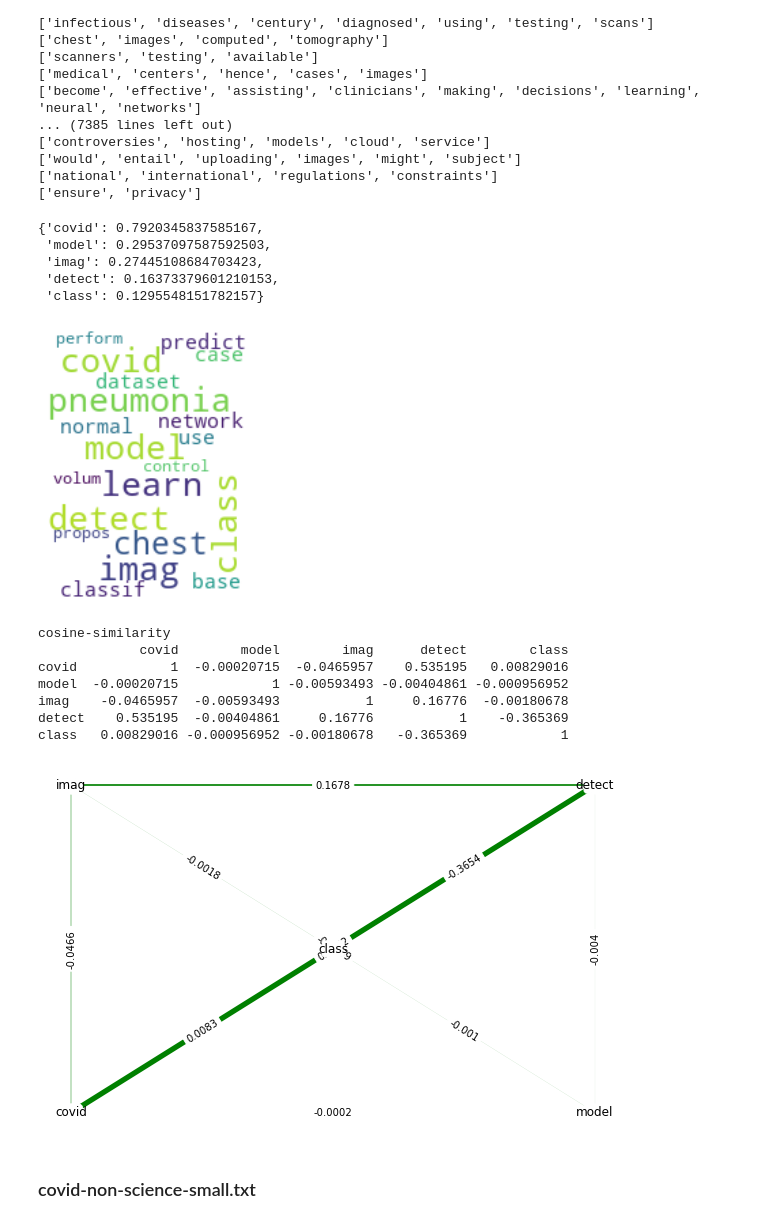
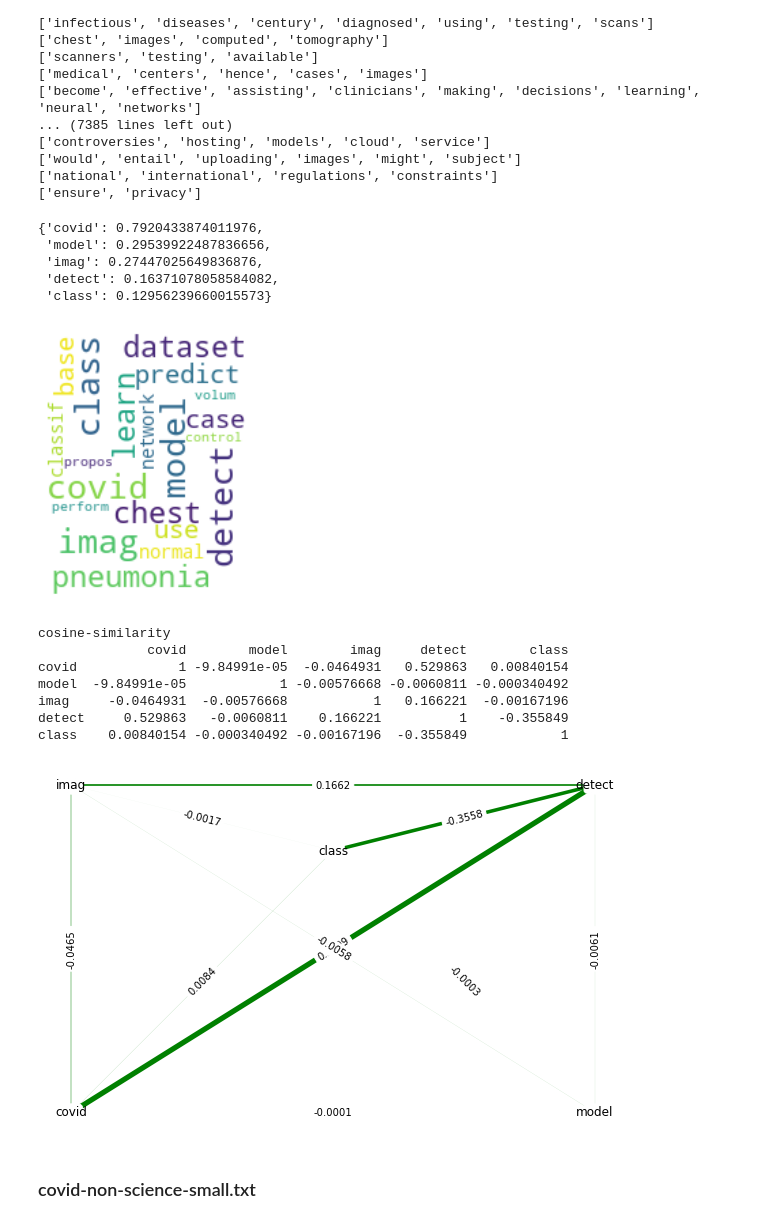
Before and after one commit to rahulmannepally/LSAProject, a Jupyter notebook: code/Experiment_2.ipynb, the cells around one changed output. Cells and saved outputs as stored; diff of their text form; code cells hidden in the pictures.

```diff
--- a/code/Experiment_2.ipynb
+++ b/code/Experiment_2.ipynb
@@ -688,6 +888,6 @@ dict(model.show_topic(0, topn=5))
 # %%
 from wordcloud import WordCloud
-text = dict(model.show_topic(0, topn=20))
+text = dict(model_psy.show_topic(0, topn=20))
 l=list(text.keys())
 wordcloud = WordCloud(width=150, height=200,max_font_size=25, max_words=20, background_color="white").generate(" ".join(l))
 plt.imshow(wordcloud, interpolation='bilinear')
@@ -698,19 +898,16 @@ plt.savefig('graph28.png')
 # %%
 # LSA Model
-number_of_topics = 2 #
-words = word_count
-model = create_gensim_lsa_model(clean_text,number_of_topics,words)
 
 a=pd.DataFrame()
 
 for i in range(number_of_topics):
-    words_psychology =dict(model.show_topic(i, topn=words))
+    words_psychology =dict(model_psy.show_topic(i, topn=words))
     b=pd.DataFrame(words_psychology,index=[i])
     a=a.append(b)
 
 a=a.transpose()
 
-top_words = dict(model.show_topic(0,topn=5))
+top_words = dict(model_psy.show_topic(0,topn=5))
 
 df = pd.DataFrame(columns=list(top_words.keys()),
                   index = list(top_words.keys()))
@@ -786,7 +1025,7 @@ def load_data(path,file_name):
     titles.append( text[0:min(len(text),100)] )
     return documents_list,titles,len(words)
 # %%
-document_list,titles,word_count=load_data("","covid-science-small.txt")
+document_list,titles,word_count_science=load_data("","covid-science-small.txt")
 # %% [output]
 Number of words in text file : 59691
 Total Number of Documents: 7401
@@ -812,44 +1051,40 @@ clean_text=preprocess_data(document_list)
 ['ensure', 'privacy']
 # %%
 # LSA Model
-number_of_topics=1
-words=word_count
-model=create_gensim_lsa_model(clean_text,number_of_topics,words)
-words_from_law =dict(model.show_topic(0, topn=words))##dict and encoding matrix values
+number_of_topics=10
+words=word_count_science
+model_science=create_gensim_lsa_model(clean_text,number_of_topics,words)
+words_from_law =dict(model_science.show_topic(0, topn=words))##dict and encoding matrix values
 # %%
-dict(model.show_topic(0, topn=5))
+dict(model_science.show_topic(0, topn=5))
 # %% [output]
-{'covid': 0.7920345837585167,
- 'model': 0.29537097587592503,
- 'imag': 0.27445108684703423,
- 'detect': 0.16373379601210153,
- 'class': 0.1295548151782157}
+{'covid': 0.7920433874011976,
+ 'model': 0.29539922487836656,
+ 'imag': 0.27447025649836876,
+ 'detect': 0.16371078058584082,
+ 'class': 0.12956239660015573}
 # %%
 from wordcloud import WordCloud
-text = dict(model.show_topic(0, topn=20))
+text = dict(model_science.show_topic(0, topn=20))
 l=list(text.keys())
 wordcloud = WordCloud(width=150, height=200,max_font_size=25, max_words=20, background_color="white").generate(" ".join(l))
 plt.imshow(wordcloud, interpolation='bilinear')
 plt.axis("off")
 plt.savefig('graph10.png')
 # %% [output]
-[figure, old version]
+[figure, new version]
 # %%
 # LSA Model
-number_of_topics = 10 #
-words = word_count
-model = create_gensim_lsa_model(clean_text,number_of_topics,words)
-
 a=pd.DataFrame()
 
 for i in range(number_of_topics):
-    words_science =dict(model.show_topic(i, topn=words))
+    words_science =dict(model_science.show_topic(i, topn=words))
     b=pd.DataFrame(words_science,index=[i])
     a=a.append(b)
 
 a=a.transpose()
 
-top_words = dict(model.show_topic(0,topn=5))
+top_words = dict(model_science.show_topic(0,topn=5))
 
 df = pd.DataFrame(columns=list(top_words.keys()),
                   index = list(top_words.keys()))
@@ -866,12 +1101,12 @@ print(df)
 dfi.export(df, 'df_styled12.png')
 # %% [output]
 cosine-similarity
-             covid        model        imag      detect        class
-covid            1  -0.00020715  -0.0465957    0.535195   0.00829016
-model  -0.00020715            1 -0.00593493 -0.00404861 -0.000956952
-imag    -0.0465957  -0.00593493           1     0.16776  -0.00180678
-detect    0.535195  -0.00404861     0.16776           1    -0.365369
-class   0.00829016 -0.000956952 -0.00180678   -0.365369            1
+              covid        model        imag     detect        class
+covid             1 -9.84991e-05  -0.0464931   0.529863   0.00840154
+model  -9.84991e-05            1 -0.00576668 -0.0060811 -0.000340492
+imag     -0.0464931  -0.00576668           1   0.166221  -0.00167196
+detect     0.529863   -0.0060811    0.166221          1    -0.355849
+class    0.00840154 -0.000340492 -0.00167196  -0.355849            1
 # %%
 df = df.apply(pd.to_numeric, errors='coerce')
 
@@ -881,7 +1116,7 @@ l = list(top_words.keys())
 
 df_adj = pd.DataFrame(df.to_numpy(), index=l, columns=l)
 G = nx.from_pandas_adjacency(df)
-pos = {l[0]: (0, 0),l[1]: (1, 0), l[2]: (0, 1), l[3]: (1, 1), l[4]: (0.5, 0.5)}
+pos = {l[0]: (0, 0),l[1]: (1, 0), l[2]: (0, 1), l[3]: (1, 1), l[4]: (0.5, 0.8)}
 a=list(G.edges(data=True))
 
 b=[]
@@ -897,7 +1132,7 @@ nx.draw_networkx_edge_labels(G,pos,edge_labels=labels)
 plt.rcParams["figure.figsize"] = (8,5)
 plt.savefig('fig12.png')
 # %% [output]
-[figure, old version]
+[figure, new version]
 # %% [markdown]
 ### covid-non-science-small.txt
 # %%
```
Also changed, not shown: parts of 59 cells of this notebook, 5 other files.
